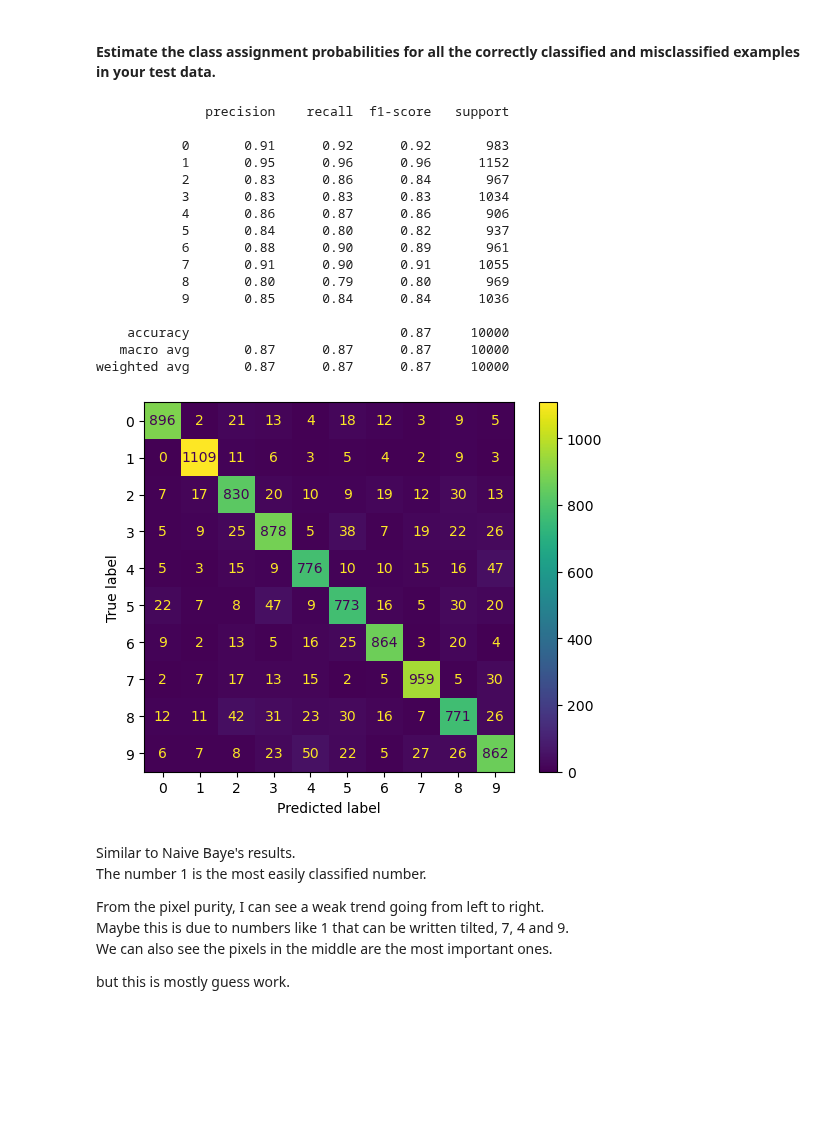
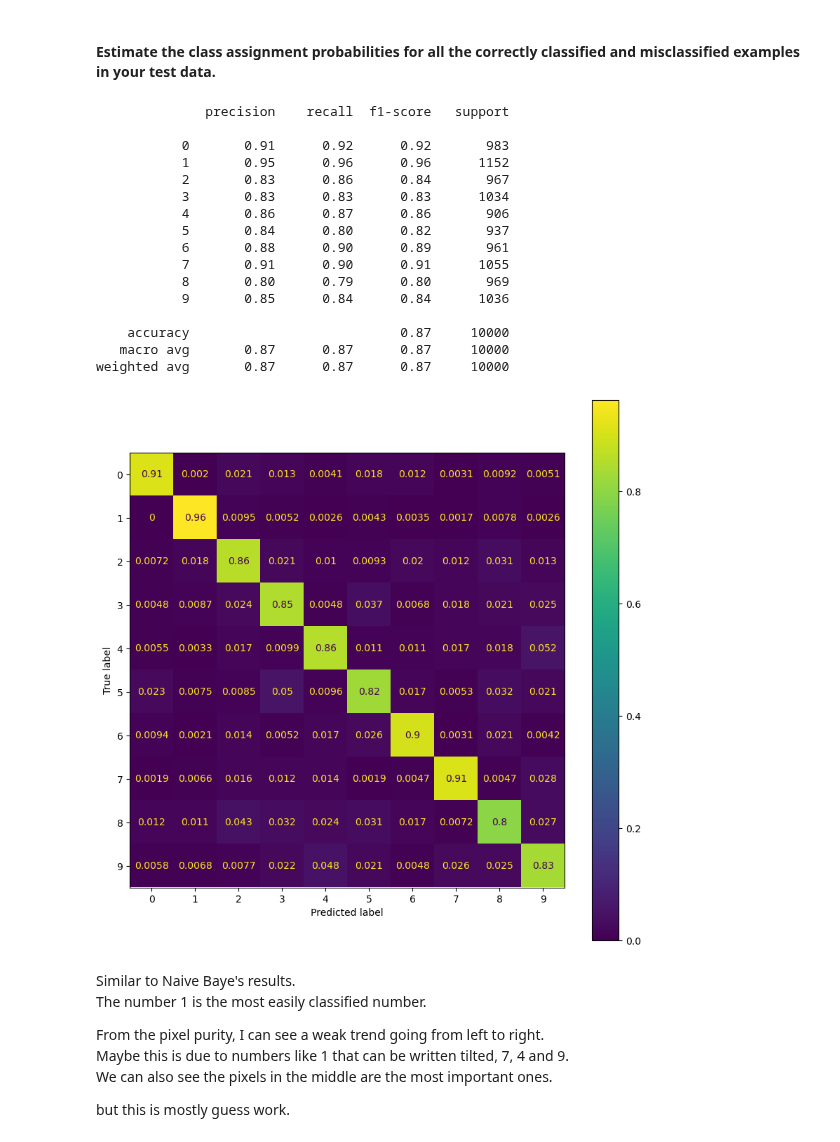
Before and after one commit to tryko/y_data_Itay_asaf_, a Jupyter notebook: Supervised_Learning/week_5/Decision Trees - Exercise_Asaf_Itay.ipynb, the cells around one changed output. Cells and saved outputs as stored; diff of their text form; code cells hidden in the pictures; blank space fills up the shorter version.

Commit message:
added precentage to confusion matrix

```diff
--- a/Supervised_Learning/week_5/Decision Trees - Exercise_Asaf_Itay.ipynb
+++ b/Supervised_Learning/week_5/Decision Trees - Exercise_Asaf_Itay.ipynb
@@ -349,30 +349,32 @@ plt.show()
 # %%
 from sklearn.metrics import classification_report, confusion_matrix
 from sklearn.metrics import plot_confusion_matrix
 
 y_pred = best_clf.predict(X_test)
 
 print(classification_report(y_test, y_pred))
 
-plot_confusion_matrix(clf, X_test, y_test);
+fig, ax = plt.subplots(figsize=(10, 10))
+
+plot_confusion_matrix(clf, X_test, y_test, normalize='true', ax=ax);
 # %% [output]
               precision    recall  f1-score   support
 
            0       0.91      0.92      0.92       983
            1       0.95      0.96      0.96      1152
            2       0.83      0.86      0.84       967
            3       0.83      0.83      0.83      1034
            4       0.86      0.87      0.86       906
            5       0.84      0.80      0.82       937
            6       0.88      0.90      0.89       961
            7       0.91      0.90      0.91      1055
            8       0.80      0.79      0.80       969
            9       0.85      0.84      0.84      1036
 
     accuracy                           0.87     10000
    macro avg       0.87      0.87      0.87     10000
 weighted avg       0.87      0.87      0.87     10000
-[figure, old version]
+[figure, new version]
 # %% [markdown]
 Similar to Naive Baye's  results.<br>
 The number 1 is the most easily classified number.
```
